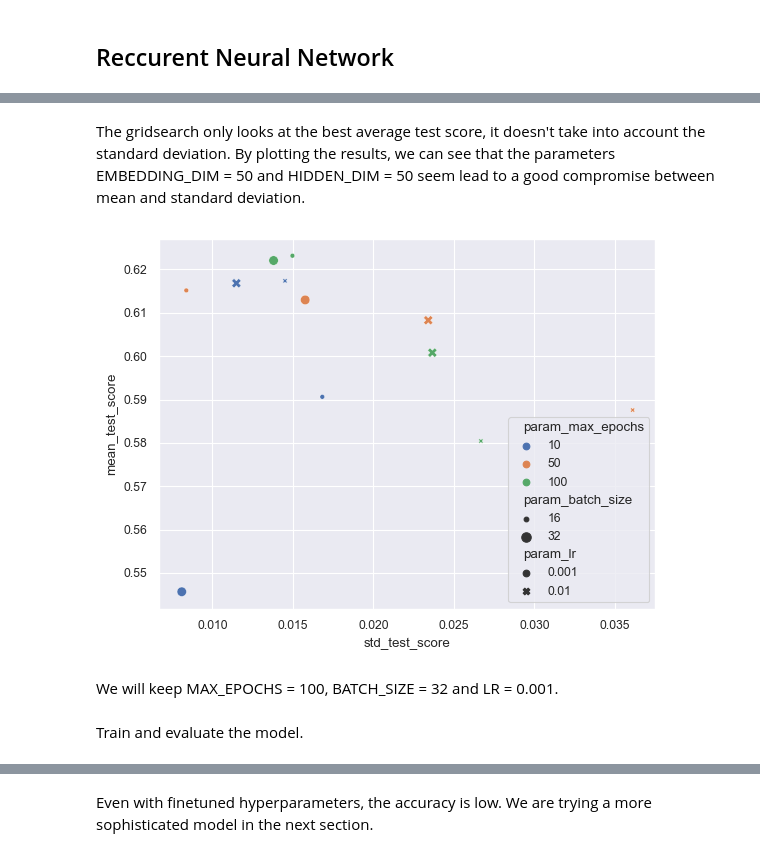
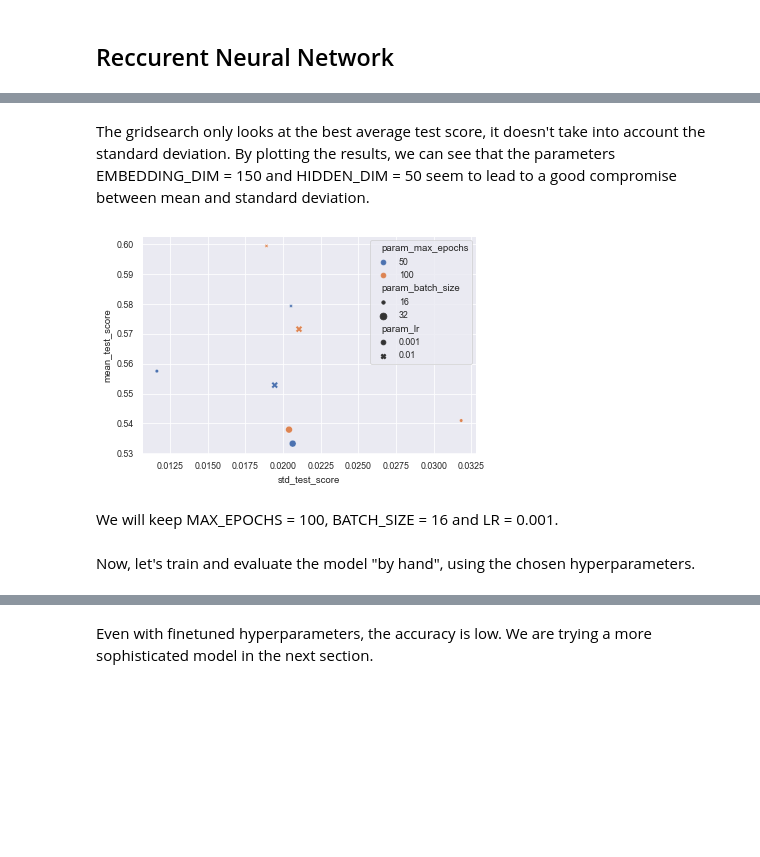
Before and after one commit to CamilleLeempoels/NLP_Financial_Sentiment_Analysis, a Jupyter notebook: nlp_project.ipynb, the cells around one changed output, grey strips where cells are left out. Cells and saved outputs as stored; diff of their text form; code cells hidden in the pictures; blank space fills up the shorter version.

```diff
--- a/nlp_project.ipynb
+++ b/nlp_project.ipynb
@@ -264,21 +280,21 @@ sns.scatterplot(
 # %% [markdown]
-The gridsearch only looks at the best average test score, it doesn't take into account the standard deviation. By plotting the results, we can see that the parameters EMBEDDING_DIM = 50 and HIDDEN_DIM = 50 seem lead to a good compromise between mean and standard deviation.
+The gridsearch only looks at the best average test score, it doesn't take into account the standard deviation. By plotting the results, we can see that the parameters EMBEDDING_DIM = 150 and HIDDEN_DIM = 50 seem to lead to a good compromise between mean and standard deviation.
 # %%
 sns.scatterplot(
-    data=cv_res_df.query('param_module__embedding_dim == 50 and param_module__hidden_dim == 50'),
+    data=cv_res_df.query('param_module__embedding_dim == 150 and param_module__hidden_dim == 50'),
     y='mean_test_score',
     x='std_test_score',
     hue='param_max_epochs',
     style='param_lr',
     size='param_batch_size',
     palette="deep"
 );
 # %% [output]
-[figure, old version]
+[figure, new version]
 # %% [markdown]
-We will keep MAX_EPOCHS = 100, BATCH_SIZE = 32 and LR = 0.001.
+We will keep MAX_EPOCHS = 100, BATCH_SIZE = 16 and LR = 0.001.
-# %% [markdown]
-Train and evaluate the model.
+# %% [markdown]
+Now, let's train and evaluate the model "by hand", using the chosen hyperparameters.
 # %%
 def train_epoch(dataloader, model, optimizer, loss_function):
 
```
Also changed, not shown: parts of 73 cells of this notebook, 1 other file.
